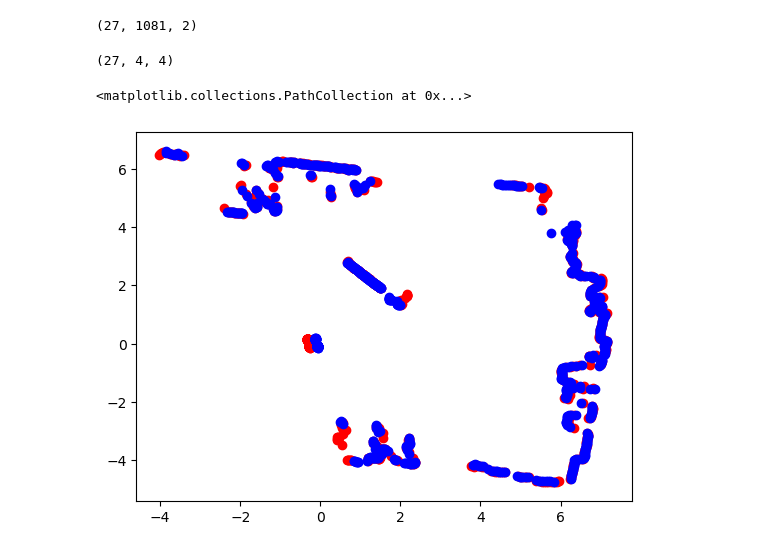
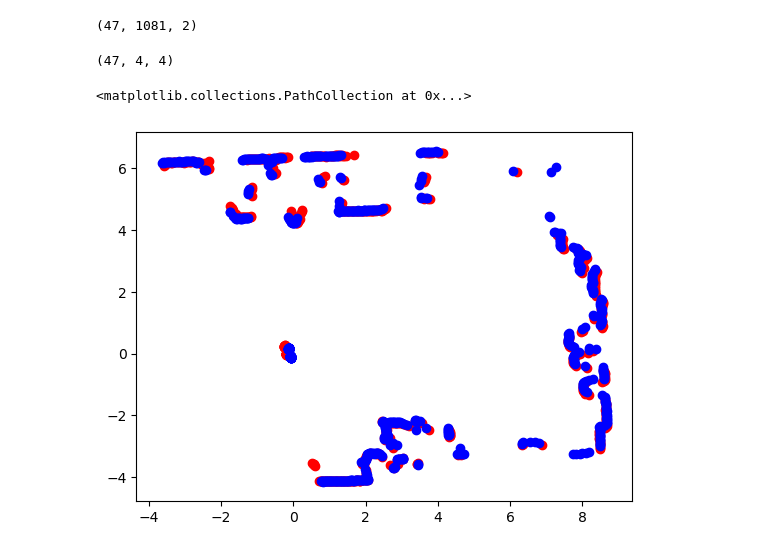
Before and after one commit to ShravanRavi2002/executor, a Jupyter notebook: trajectory.ipynb, the cells around one changed output. Saved outputs shown, nothing was run; the diff lists cells and outputs as text; code cells hidden in the pictures.

```diff
--- a/trajectory.ipynb
+++ b/trajectory.ipynb
@@ -6,7 +6,7 @@ import numpy as np
 import matplotlib.pyplot as plt
 from pathlib import Path
 # %%
-csv_dir = Path("/home/amrl/executor/straight_line")
+csv_dir = Path("/home/amrl/executor")
 # %%
 scans = pd.read_csv(csv_dir / 'scan.csv', header=None, delimiter=' ').iloc[:, :-1]
 def convert_to_xy(point_str):
@@ -16,13 +16,13 @@ scans = scans.applymap(convert_to_xy)
 points = np.array(scans.values.tolist())
 points.shape
 # %% [output]
-(27, 1081, 2)
+(47, 1081, 2)
 # %%
 df = pd.read_csv(csv_dir / 'transformation.csv', header=None).iloc[:, :-1]
 trans = np.reshape(df, (-1, 4, 4))
 trans.shape
 # %% [output]
-(27, 4, 4)
+(47, 4, 4)
 # %%
 def homogenous(scan):
     n = scan.shape[0]
@@ -30,16 +30,17 @@ def homogenous(scan):
     ones_column = np.ones((n, 1))
     return np.hstack((scan, zeros_column, ones_column))
 # %%
-idx = 11
+idx = 2
 prior = points[idx]
 prior = prior[np.linalg.norm(prior, axis = 1) < 20]
 post = points[idx + 1]
 post = post[np.linalg.norm(post, axis = 1) < 20]
 prior = homogenous(prior)
 T = trans[idx + 1]
+# T = np.eye(3)
 prior_t = (T @ prior.T).T
 plt.scatter(*prior_t[:, :2].T, c='r')
 plt.scatter(*post[:, :2].T, c='b')
 # %% [output]
 <matplotlib.collections.PathCollection at 0x...>
-[figure, old version]
+[figure, new version]
```
Also changed, not shown: parts of 6 cells of this notebook.
